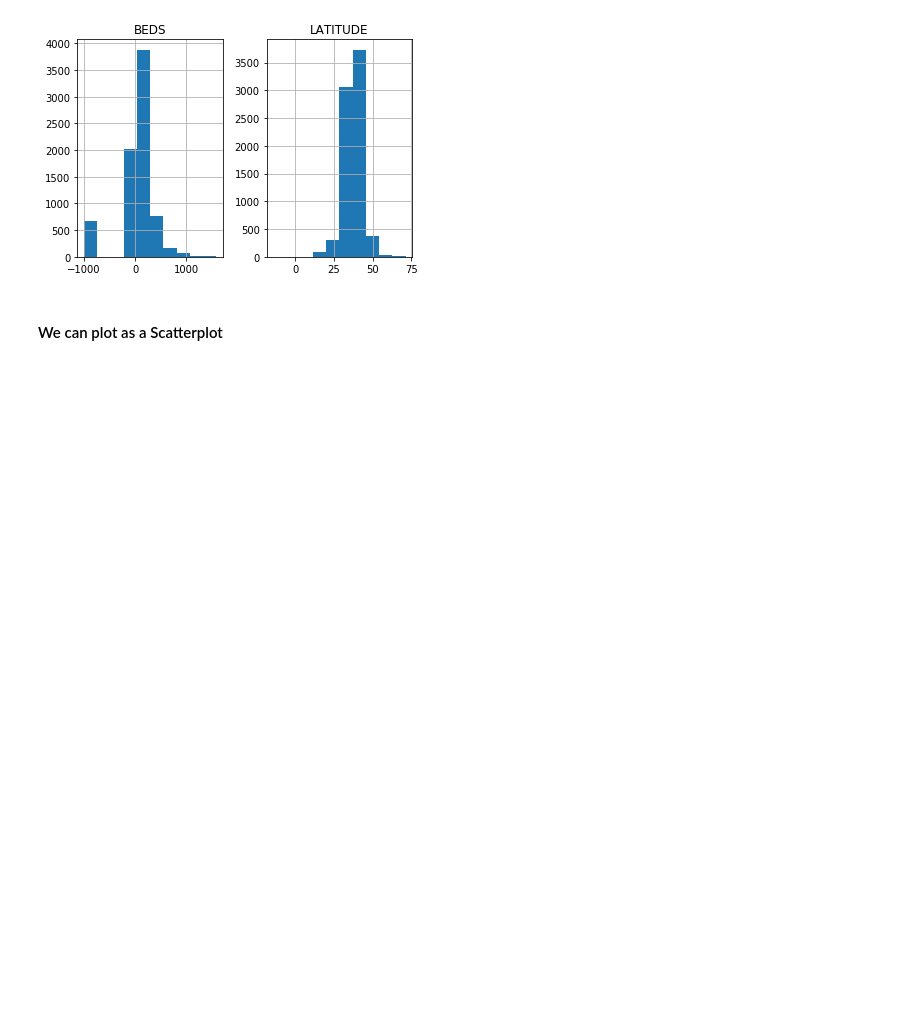
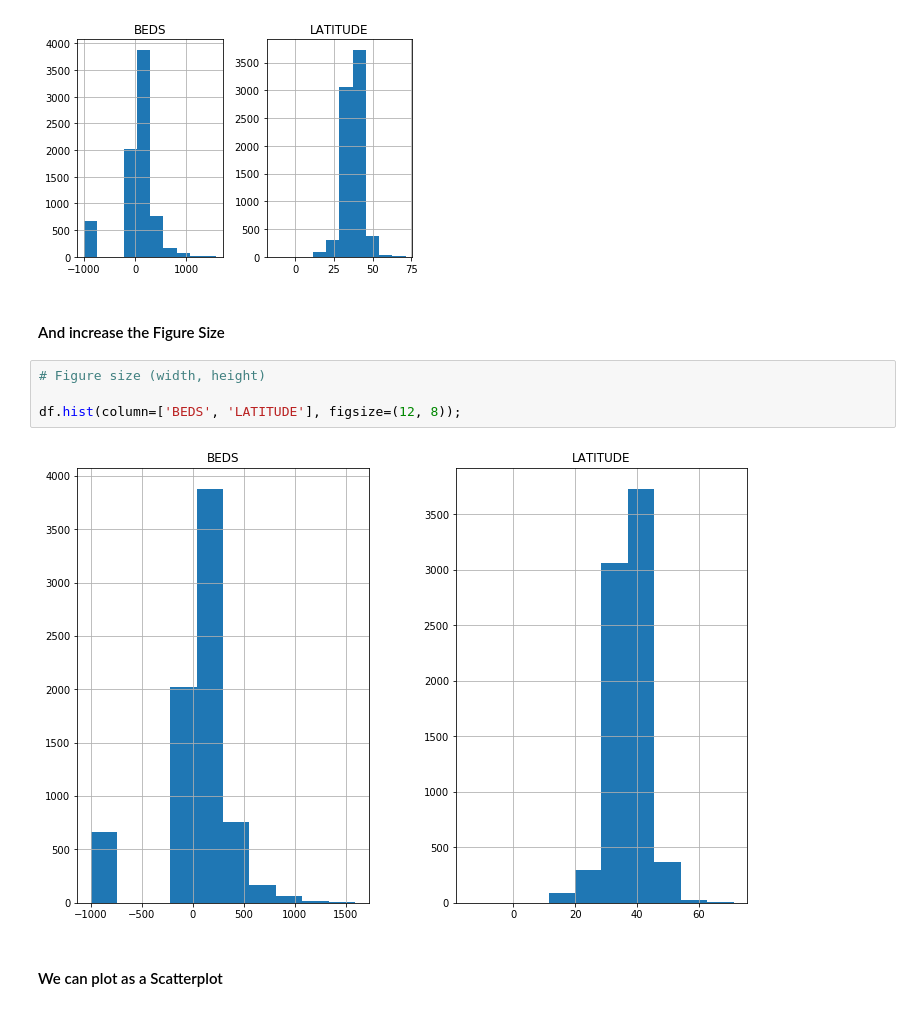
Before and after one commit to pratt-savi-810/pratt-savi-810-2020-03-lesson_04, a Jupyter notebook: completed/lesson_04_completed.ipynb, the cells around one changed output. Cells and saved outputs as stored; diff of their text form; blank space fills up the shorter version.

```diff
--- a/completed/lesson_04_completed.ipynb
+++ b/completed/lesson_04_completed.ipynb
@@ -212,6 +385,14 @@ df.hist(column=['BEDS']);  #
 df.hist(column=['BEDS', 'LATITUDE']);
 # %% [output]
 [figure]
+# %% [markdown]
+#### And increase the Figure Size
+# %%
+# Figure size (width, height)
+
+df.hist(column=['BEDS', 'LATITUDE'], figsize=(12, 8));
+# %% [output]
+[figure, added]
 # %% [markdown]
 #### We can plot as a Scatterplot
 # %%
```
Also changed, not shown: parts of 40 cells of this notebook, 2 other files.
